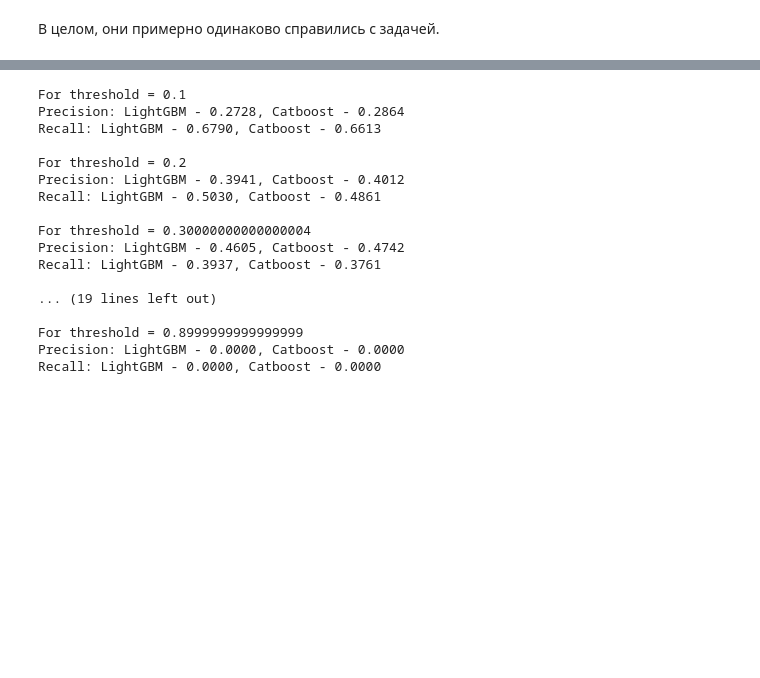
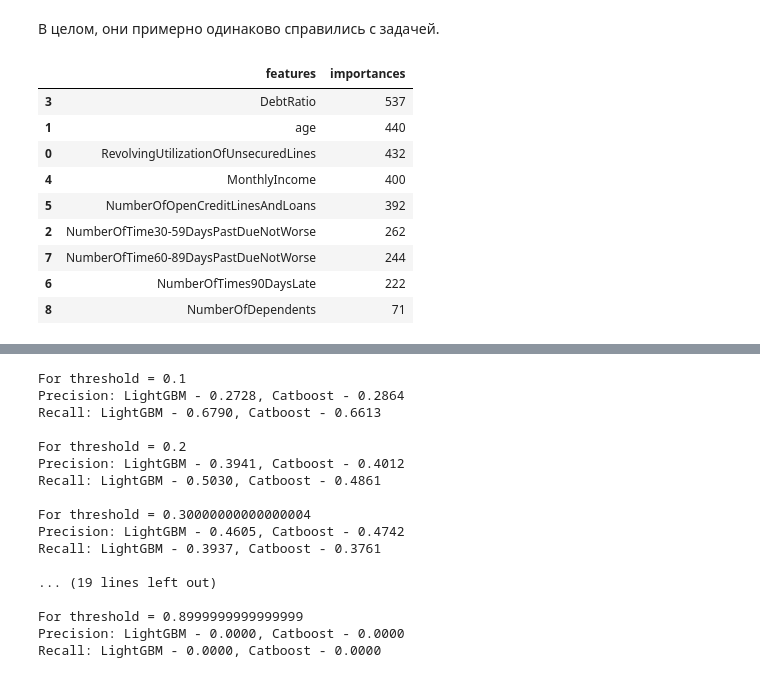
Before and after one commit to Astemir90/Raiff_Group5_CreditScoring, a Jupyter notebook: Project.ipynb, the cells around one changed output, grey strips where cells are left out. Saved outputs shown, nothing was run; the diff lists cells and outputs as text; code cells hidden in the pictures; blank space fills up the shorter version.

```diff
--- a/Project.ipynb
+++ b/Project.ipynb
@@ -449,11 +479,12 @@ from sklearn.model_selection import GridSearchCV
 # %%
 param_dist = {"max_depth": [2, 4, 6, 8],
               "n_estimators": [50, 100, 250, 500],
-              "learning_rate": [0.1, 0.05, 0.01],}
+              "learning_rate": [0.1, 0.05, 0.01], }
 
 lgbm_clf = LGBMClassifier(objective="binary")
 
-grid_search = GridSearchCV(lgbm_clf, n_jobs = -1, param_grid = param_dist, cv = 5, verbose = 5)
+grid_search = GridSearchCV(
+    lgbm_clf, n_jobs=-1, param_grid=param_dist, cv=5, verbose=5)
 grid_search.fit(X_train, y_train)
 grid_search.best_estimator_
 # %% [output]
@@ -565,3 +602,20 @@ Area Under Precision Recall Curve on Test is 0.4014 - LGBM; 0.4003 - Catboost
 [figure]
 # %% [markdown]
 В целом, они примерно одинаково справились с задачей.
+# %%
+# CatBoost
+coef_table = pd.DataFrame(
+    {'features': list(features), 'importances': list(lgbm_clf.feature_importances_)})
+coef_table = coef_table.sort_values(by='importances', ascending=False)
+coef_table
+# %% [output]
+|  | features | importances |
+| 3 | DebtRatio | 537 |
+| 1 | age | 440 |
+| 0 | RevolvingUtilizationOfUnsecuredLines | 432 |
+| 4 | MonthlyIncome | 400 |
+| 5 | NumberOfOpenCreditLinesAndLoans | 392 |
+| 2 | NumberOfTime30-59DaysPastDueNotWorse | 262 |
+| 7 | NumberOfTime60-89DaysPastDueNotWorse | 244 |
+| 6 | NumberOfTimes90DaysLate | 222 |
+| 8 | NumberOfDependents | 71 |
```
Also changed, not shown: parts of 18 cells of this notebook.
